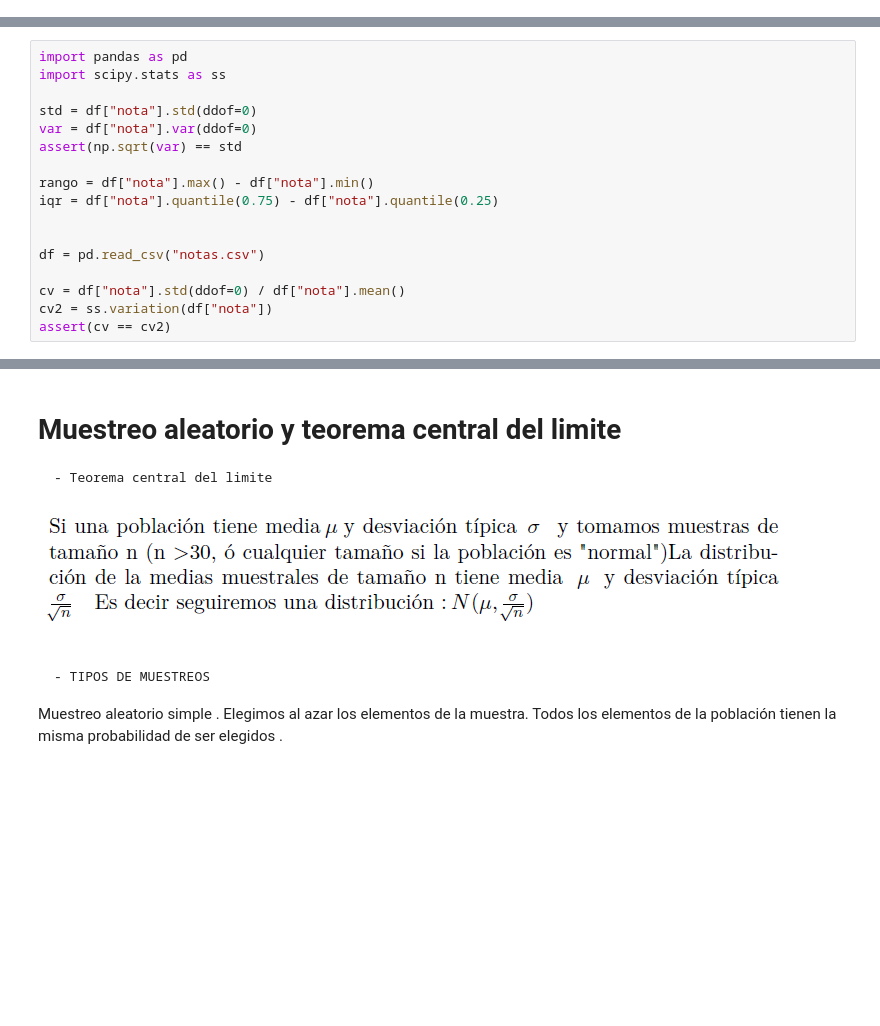
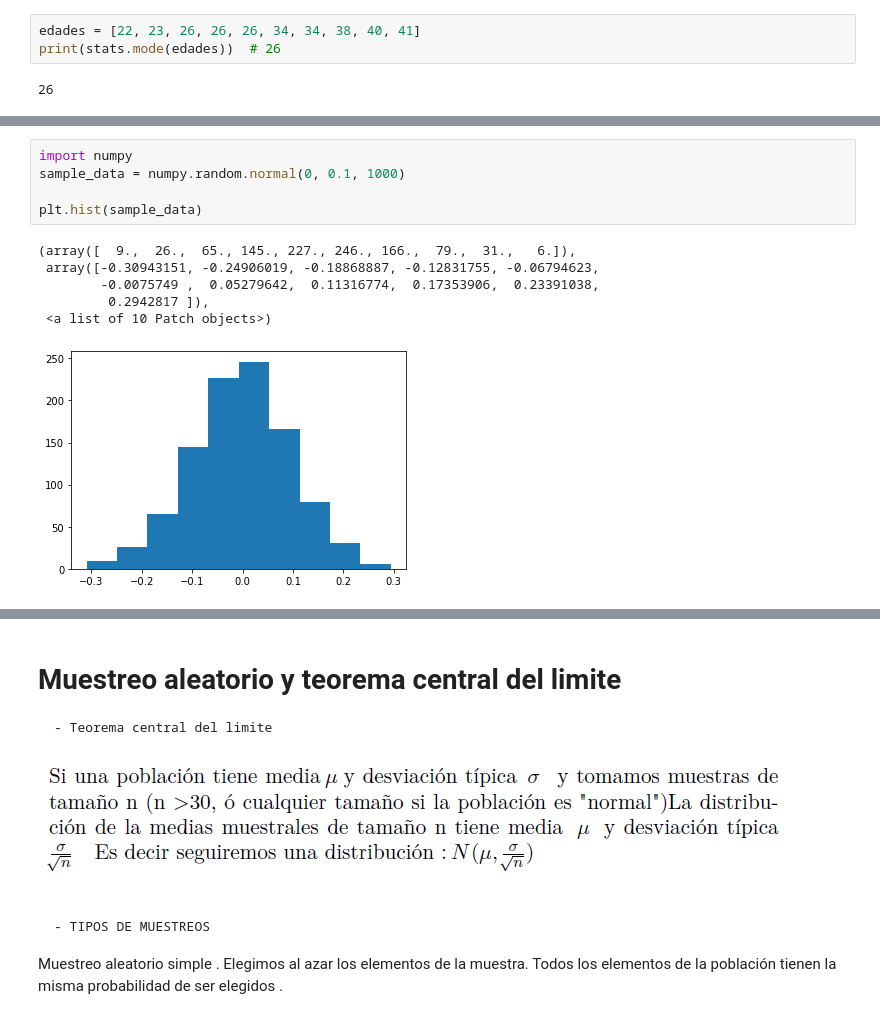
Before and after one commit to lwill2897/EstadisticaBasicas, a Jupyter notebook: Estadistica.ipynb, the cells around one changed output, grey strips where cells are left out. Cells and saved outputs as stored; diff of their text form; blank space fills up the shorter version.

```diff
--- a/Estadistica.ipynb
+++ b/Estadistica.ipynb
@@ -40,3 +29,8 @@ NameError: name 'np' is not defined
+# %%
+edades = [22, 23, 26, 26, 26, 34, 34, 38, 40, 41]
+print(stats.mode(edades))  # 26
+# %% [output]
+26
 # %% [markdown]
 # Medidas de Disperción
     - Varianza
@@ -55,23 +49,18 @@ También puede ser expresado en por ciento.
     - Desviación tipica
 La primera es elevando al cuadrado las desviaciones, dividir entre el número total de observaciones y por último hacer la raíz cuadrada para deshacer el elevado al cuadrado, tal que:
 <img src="http://1.bp.blogspot.com/-9M5kStfMWGQ/VWOvoLBWp5I/AAAAAAAAAQc/W8Z1sYVgHjE/s1600/Desviacion_tipica_formula.gif">
-# %%
-import pandas as pd
-import scipy.stats as ss
-
-std = df["nota"].std(ddof=0)
-var = df["nota"].var(ddof=0)
-assert(np.sqrt(var) == std
-
-rango = df["nota"].max() - df["nota"].min()
-iqr = df["nota"].quantile(0.75) - df["nota"].quantile(0.25)
-
-
-df = pd.read_csv("notas.csv")
-
-cv = df["nota"].std(ddof=0) / df["nota"].mean()
-cv2 = ss.variation(df["nota"])
-assert(cv == cv2)
+# %%
+import numpy
+sample_data = numpy.random.normal(0, 0.1, 1000)
+
+plt.hist(sample_data)
+# %% [output]
+(array([  9.,  26.,  65., 145., 227., 246., 166.,  79.,  31.,   6.]),
+ array([-0.30943151, -0.24906019, -0.18868887, -0.12831755, -0.06794623,
+        -0.0075749 ,  0.05279642,  0.11316774,  0.17353906,  0.23391038,
+         0.2942817 ]),
+ <a list of 10 Patch objects>)
+[figure, added]
 # %% [markdown]
 # Momento de orden respecto a la media
 Llamaremos, pues, de ahora en adelante, la media de la distribución de la variable o media poblacional con la letra griega .
```
Also changed, not shown: parts of 13 cells of this notebook.
